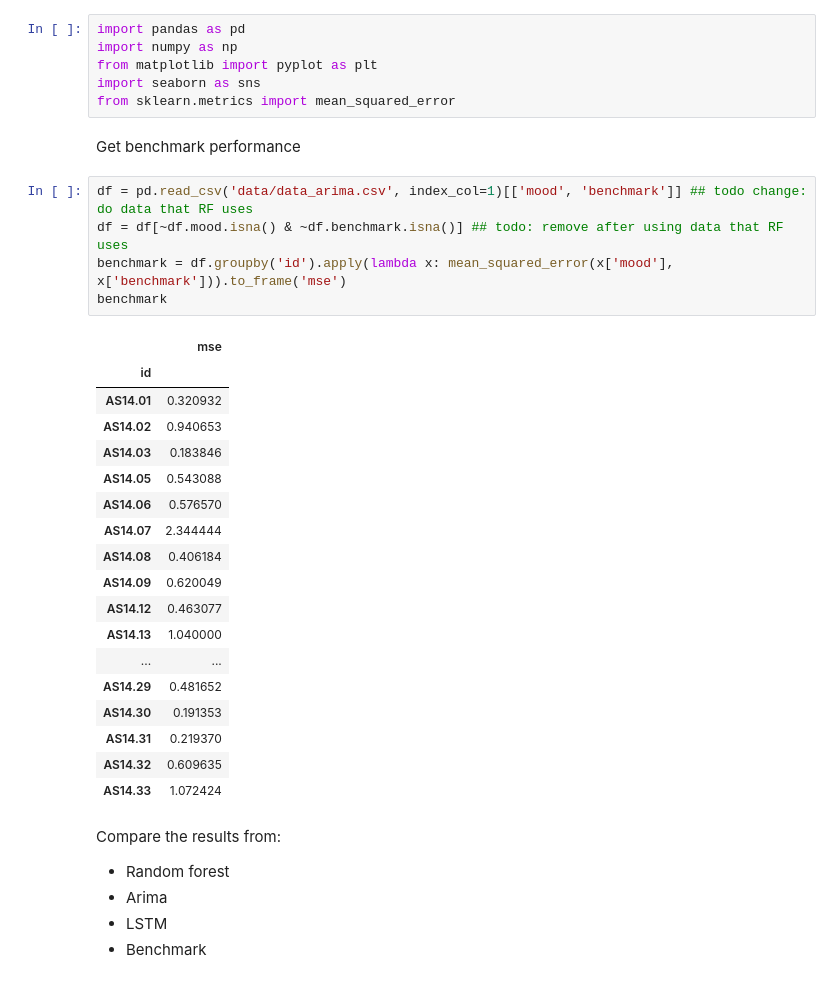
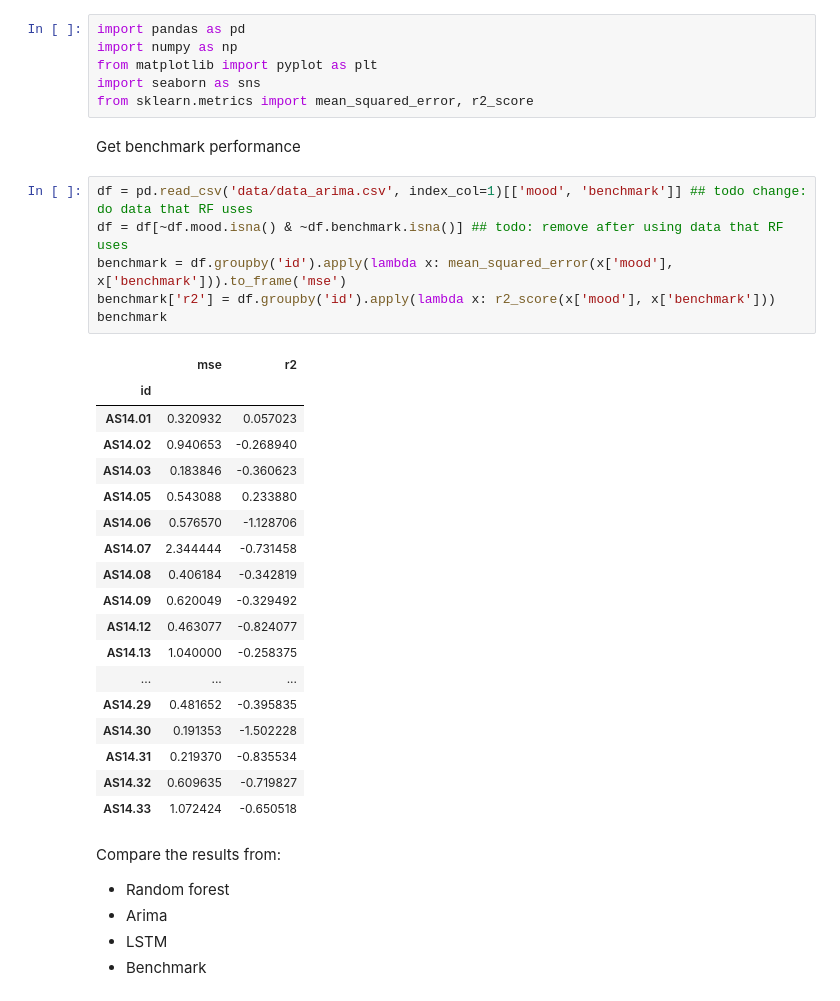
Before and after one commit to susymaijer/DMT, a Jupyter notebook: Benchmark.ipynb, the cells around one changed output. Saved outputs shown, nothing was run; the diff lists cells and outputs as text.

```diff
--- a/Benchmark.ipynb
+++ b/Benchmark.ipynb
@@ -3,33 +3,34 @@ import pandas as pd
 import numpy as np
 from matplotlib import pyplot as plt
 import seaborn as sns
-from sklearn.metrics import mean_squared_error
+from sklearn.metrics import mean_squared_error, r2_score
 # %% [markdown]
 Get benchmark performance
 # %%
 df = pd.read_csv('data/data_arima.csv', index_col=1)[['mood', 'benchmark']] ## todo change: do data that RF uses
 df = df[~df.mood.isna() & ~df.benchmark.isna()] ## todo: remove after using data that RF uses
 benchmark = df.groupby('id').apply(lambda x: mean_squared_error(x['mood'], x['benchmark'])).to_frame('mse')
+benchmark['r2'] = df.groupby('id').apply(lambda x: r2_score(x['mood'], x['benchmark']))
 benchmark
 # %% [output]
-|  | mse |
-| id |  |
-| AS14.01 | 0.320932 |
-| AS14.02 | 0.940653 |
-| AS14.03 | 0.183846 |
-| AS14.05 | 0.543088 |
-| AS14.06 | 0.576570 |
-| AS14.07 | 2.344444 |
-| AS14.08 | 0.406184 |
-| AS14.09 | 0.620049 |
-| AS14.12 | 0.463077 |
-| AS14.13 | 1.040000 |
-| ... | ... |
-| AS14.29 | 0.481652 |
-| AS14.30 | 0.191353 |
-| AS14.31 | 0.219370 |
-| AS14.32 | 0.609635 |
-| AS14.33 | 1.072424 |
+|  | mse | r2 |
+| id |  |  |
+| AS14.01 | 0.320932 | 0.057023 |
+| AS14.02 | 0.940653 | -0.268940 |
+| AS14.03 | 0.183846 | -0.360623 |
+| AS14.05 | 0.543088 | 0.233880 |
+| AS14.06 | 0.576570 | -1.128706 |
+| AS14.07 | 2.344444 | -0.731458 |
+| AS14.08 | 0.406184 | -0.342819 |
+| AS14.09 | 0.620049 | -0.329492 |
+| AS14.12 | 0.463077 | -0.824077 |
+| AS14.13 | 1.040000 | -0.258375 |
+| ... | ... | ... |
+| AS14.29 | 0.481652 | -0.395835 |
+| AS14.30 | 0.191353 | -1.502228 |
+| AS14.31 | 0.219370 | -0.835534 |
+| AS14.32 | 0.609635 | -0.719827 |
+| AS14.33 | 1.072424 | -0.650518 |
 # %% [markdown]
 Compare the results from:
 - Random forest
```
Also changed, not shown: parts of 4 cells of this notebook, 2 other files.
